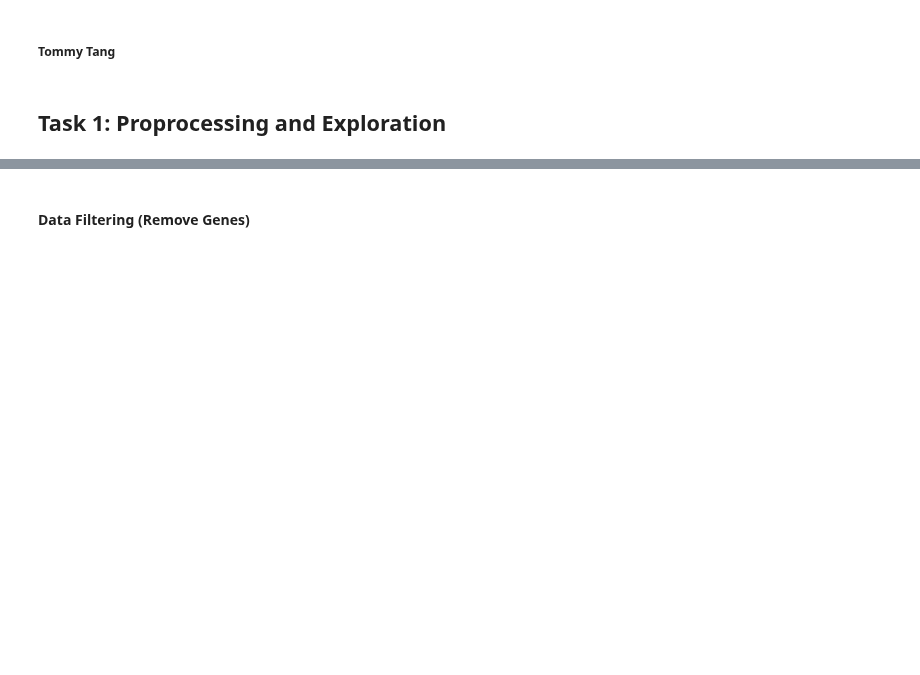
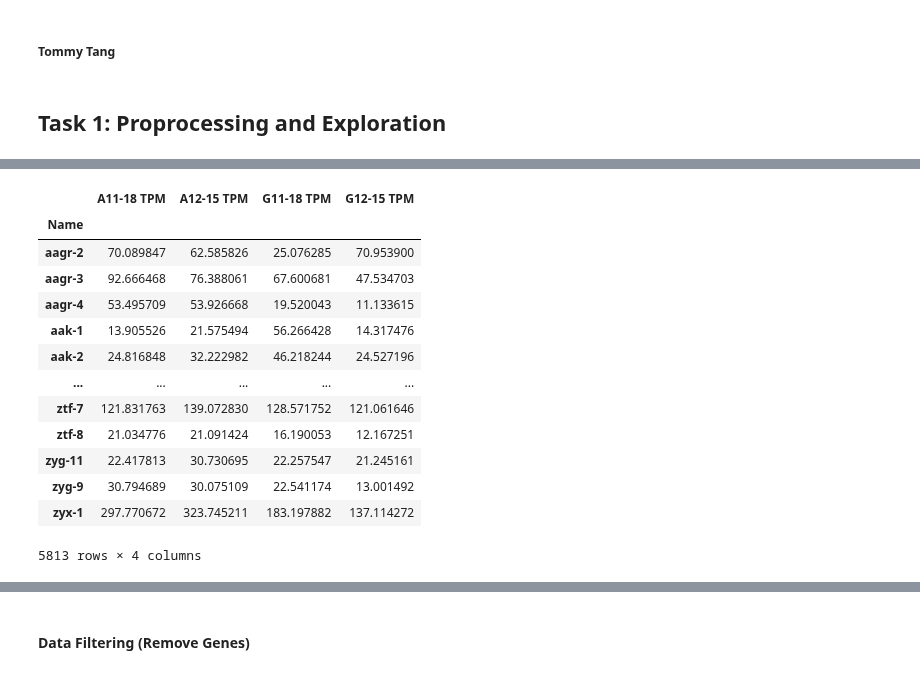
Before and after one commit to Tommytang111/trapseq_analysis, a Jupyter notebook: RNAseq_analysis.ipynb, the cells around one changed output, grey strips where cells are left out. Cells and saved outputs as stored; diff of their text form; code cells hidden in the pictures; blank space fills up the shorter version.

```diff
--- a/RNAseq_analysis.ipynb
+++ b/RNAseq_analysis.ipynb
@@ -60,0 +64,19 @@ memory usage: 2.2+ MB
+# %%
+#Filter out zeros
+df_zero_filtered = df[(df>10).all(axis=1)]
+df_zero_filtered
+# %% [output]
+|  | A11-18 TPM | A12-15 TPM | G11-18 TPM | G12-15 TPM |
+| Name |  |  |  |  |
+| aagr-2 | 70.089847 | 62.585826 | 25.076285 | 70.953900 |
+| aagr-3 | 92.666468 | 76.388061 | 67.600681 | 47.534703 |
+| aagr-4 | 53.495709 | 53.926668 | 19.520043 | 11.133615 |
+| aak-1 | 13.905526 | 21.575494 | 56.266428 | 14.317476 |
+| aak-2 | 24.816848 | 32.222982 | 46.218244 | 24.527196 |
+| ... | ... | ... | ... | ... |
+| ztf-7 | 121.831763 | 139.072830 | 128.571752 | 121.061646 |
+| ztf-8 | 21.034776 | 21.091424 | 16.190053 | 12.167251 |
+| zyg-11 | 22.417813 | 30.730695 | 22.257547 | 21.245161 |
+| zyg-9 | 30.794689 | 30.075109 | 22.541174 | 13.001492 |
+| zyx-1 | 297.770672 | 323.745211 | 183.197882 | 137.114272 |
+5813 rows × 4 columns
```
Also changed, not shown: parts of 10 cells of this notebook.
